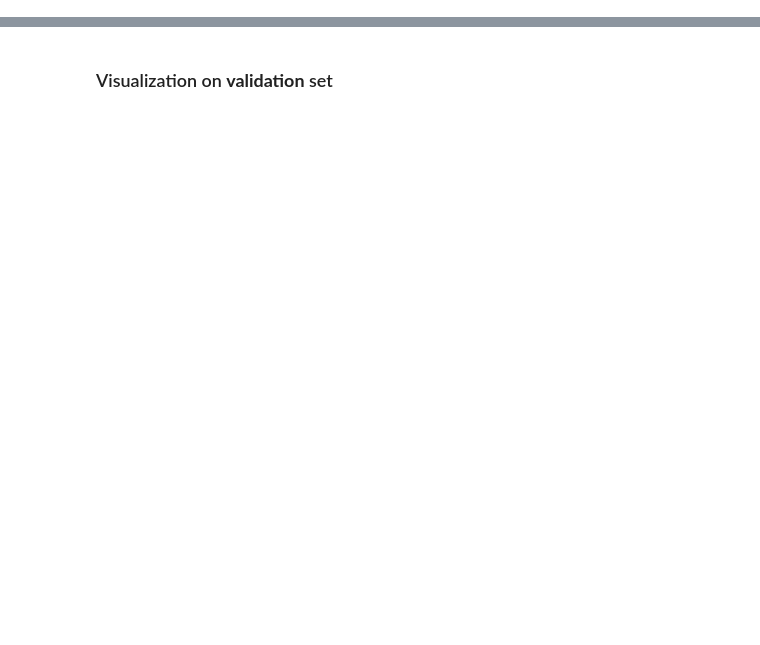
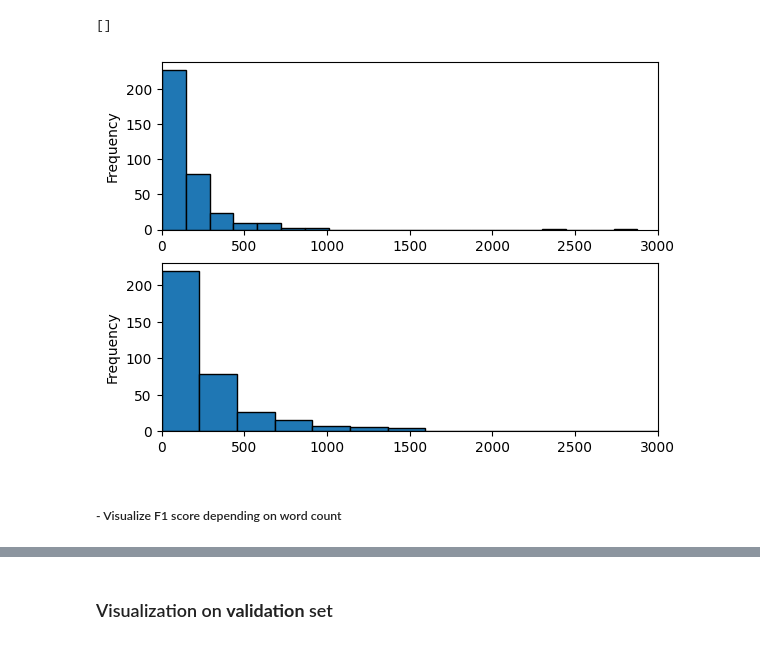
Before and after one commit to himayla/fake_news, a Jupyter notebook: visualization.ipynb, the cells around one changed output, grey strips where cells are left out. Drawn from its saved outputs; the diff is of its cells as text; code cells hidden in the pictures; blank space fills up the shorter version.

```diff
--- a/visualization.ipynb
+++ b/visualization.ipynb
@@ -12,0 +18,13 @@ models = {'electra-base-discriminator': 'ELECTRA', 'google/electra-base-discrimi
+# %%
+# Load baseline test data
+path_to_baseline = "pipeline/text-based/data/text-based-test.csv"
+df_baseline = pd.read_csv(path_to_baseline, usecols=['ID','text', 'label'],index_col='ID', nrows=359).dropna()
+df_baseline["label"] = df_baseline["label"].map({"FAKE": 0, "REAL": 1})
+
+# 1. Add column with number of words
+df_baseline['word_count'] = df_baseline['text'].str.split().apply(len)
+df_baseline.drop('text', axis=1, inplace=True)
+
+
+display(df_baseline.head(2))
+print(df_baseline.shape)
@@ -12,0 +37,12 @@ models = {'electra-base-discriminator': 'ELECTRA', 'google/electra-base-discrimi
+# %%
+# Load test arg-bassd data
+path_to_arg = "pipeline/argumentation-based/argumentation structure/dolly/test.csv"
+df_arg = pd.read_csv(path_to_arg, index_col='ID', usecols=['ID', 'text', 'label'], nrows=359)
+df_arg["label"] = df_arg["label"].map({"FAKE": 0, "REAL": 1})
+
+# 1. Add column with number of words
+df_arg['word_count'] = df_arg['text'].str.split().apply(len)
+df_arg.drop('text', axis=1, inplace=True)
+
+display(df_arg.head(2))
+print(df_arg.shape)
@@ -12,0 +55,15 @@ models = {'electra-base-discriminator': 'ELECTRA', 'google/electra-base-discrimi
+# %%
+# Arg plot distribution lengths
+fig, ax = plt.subplots(2, 1)
+# Plot distribution baseline
+df_baseline['word_count'].plot(kind='hist', bins=20, edgecolor='black', ax=ax[0])
+# plt.xlim(0, 12000)
+df_arg['word_count'].plot(kind='hist', bins=20, ax=ax[1], edgecolor='black')
+ax[0].set_xlim(0, 3000)  # Set the X-axis limits for the first subplot
+ax[1].set_xlim(0, 3000)  # Set the X-axis limits for the second subplot
+plt.plot()
+# %% [output]
+[]
+[figure, added]
+# %% [markdown]
+##### - Visualize F1 score depending on word count
```
Also changed, not shown: parts of 35 cells of this notebook, 23 other files.
